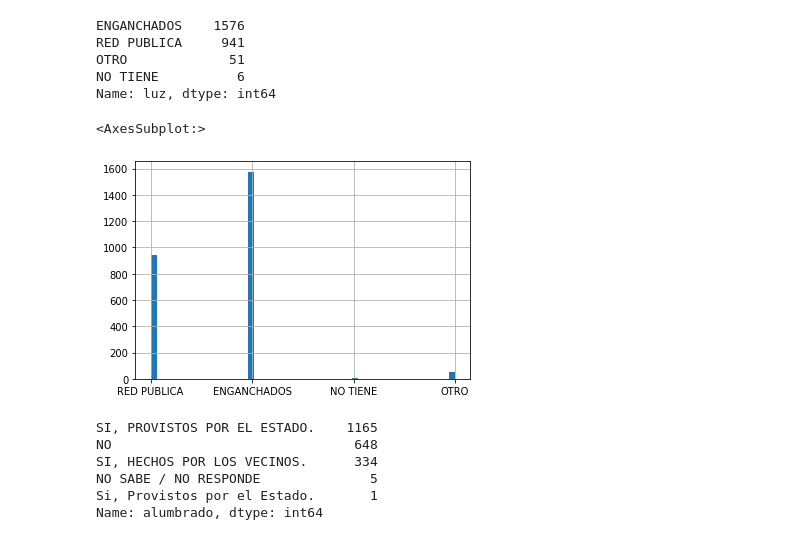
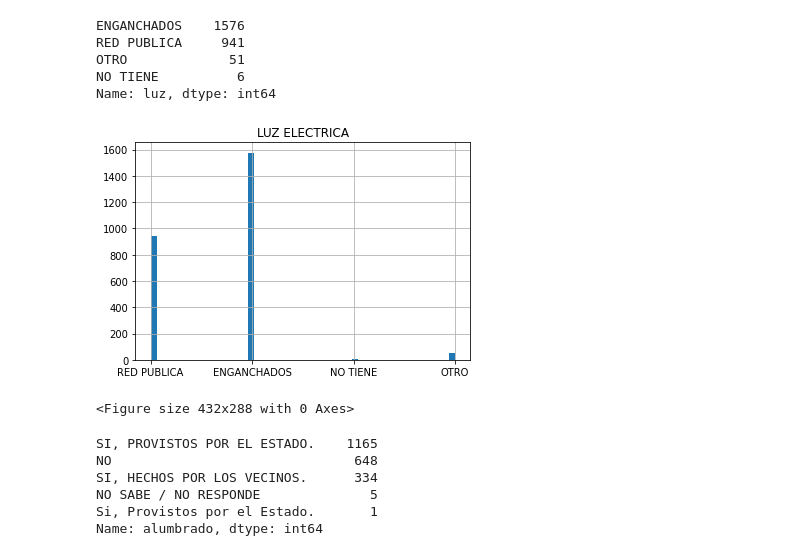
Before and after one commit to NestorDiazDataSC/Asentamientos-Informales, a Jupyter notebook: Informe.ipynb, the cells around one changed output. Saved outputs shown, nothing was run; the diff lists cells and outputs as text; code cells hidden in the pictures.

```diff
--- a/Informe.ipynb
+++ b/Informe.ipynb
@@ -193,11 +197,15 @@ RED PUBLICA     941
 OTRO             51
 NO TIENE          6
 Name: luz, dtype: int64
-# %%
-df['luz'].hist(bins=50) # Vemos graficamente a su distribución
-# %% [output]
-<AxesSubplot:>
-[figure, removed]
+# %%
+df['luz'].hist(bins=50) # Vemos graficamente su distribución
+plt.title('LUZ ELECTRICA')
+plt.grid(True)
+plt.show()
+plt.clf()
+# %% [output]
+[figure, added]
+<Figure size 432x288 with 0 Axes>
 # %%
 df.alumbrado.value_counts() # Para ver la cantidad de valores en una columna determinada.
 # %% [output]
```
Also changed, not shown: parts of 30 cells of this notebook.
